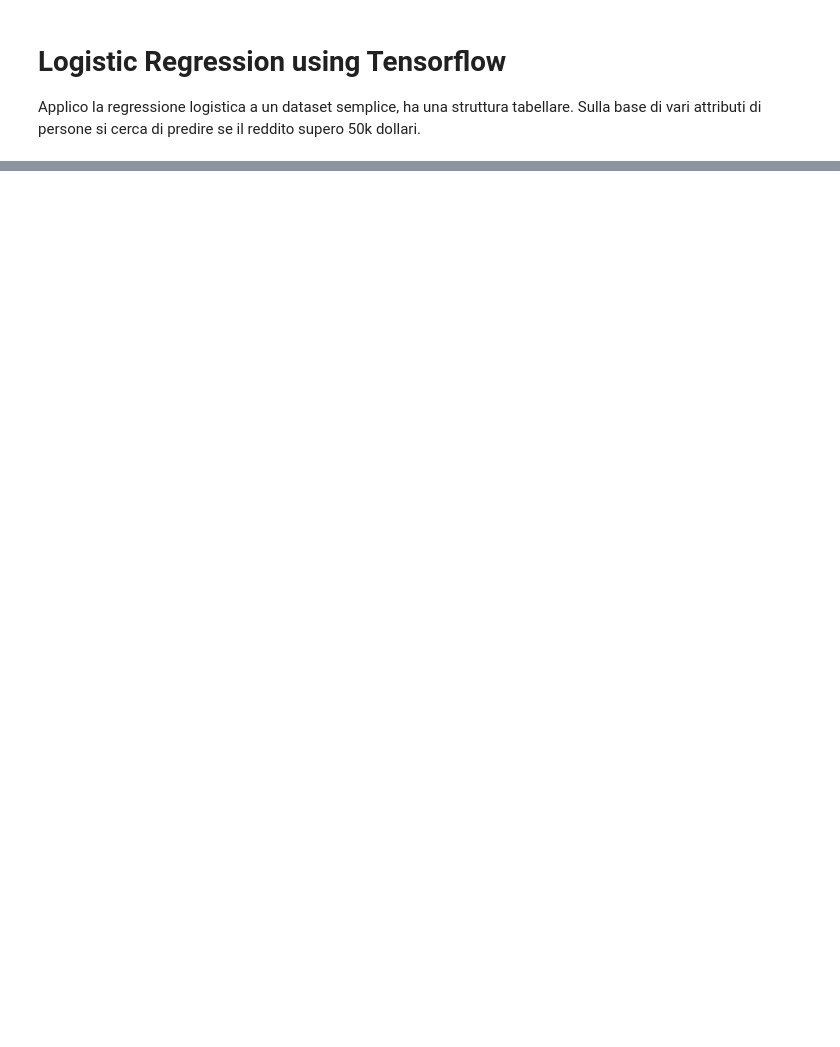
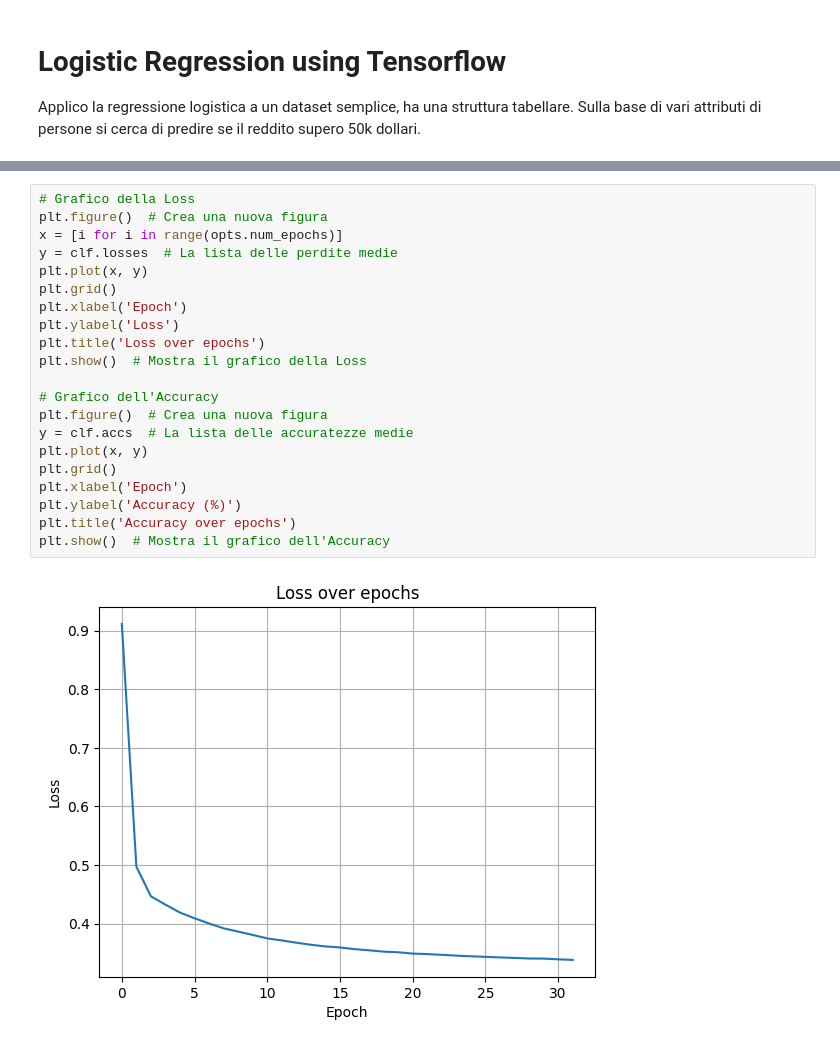
Before and after one commit to digesaremarco/EserciziLezioniDL, a Jupyter notebook: Logistic_Regression_Tensorflow.ipynb, the cells around one changed output, grey strips where cells are left out. Cells and saved outputs as stored; diff of their text form; blank space fills up the shorter version.

Commit message:
Added graphic presentations

```diff
--- a/Logistic_Regression_Tensorflow.ipynb
+++ b/Logistic_Regression_Tensorflow.ipynb
@@ -121,0 +158,23 @@ if __name__ == '__main__':
+# %%
+# Grafico della Loss
+plt.figure()  # Crea una nuova figura
+x = [i for i in range(opts.num_epochs)]
+y = clf.losses  # La lista delle perdite medie
+plt.plot(x, y)
+plt.grid()
+plt.xlabel('Epoch')
+plt.ylabel('Loss')
+plt.title('Loss over epochs')
+plt.show()  # Mostra il grafico della Loss
+
+# Grafico dell'Accuracy
+plt.figure()  # Crea una nuova figura
+y = clf.accs  # La lista delle accuratezze medie
+plt.plot(x, y)
+plt.grid()
+plt.xlabel('Epoch')
+plt.ylabel('Accuracy (%)')
+plt.title('Accuracy over epochs')
+plt.show()  # Mostra il grafico dell'Accuracy
+# %% [output]
+[figure, added]
```
Also changed, not shown: parts of 3 cells of this notebook.
